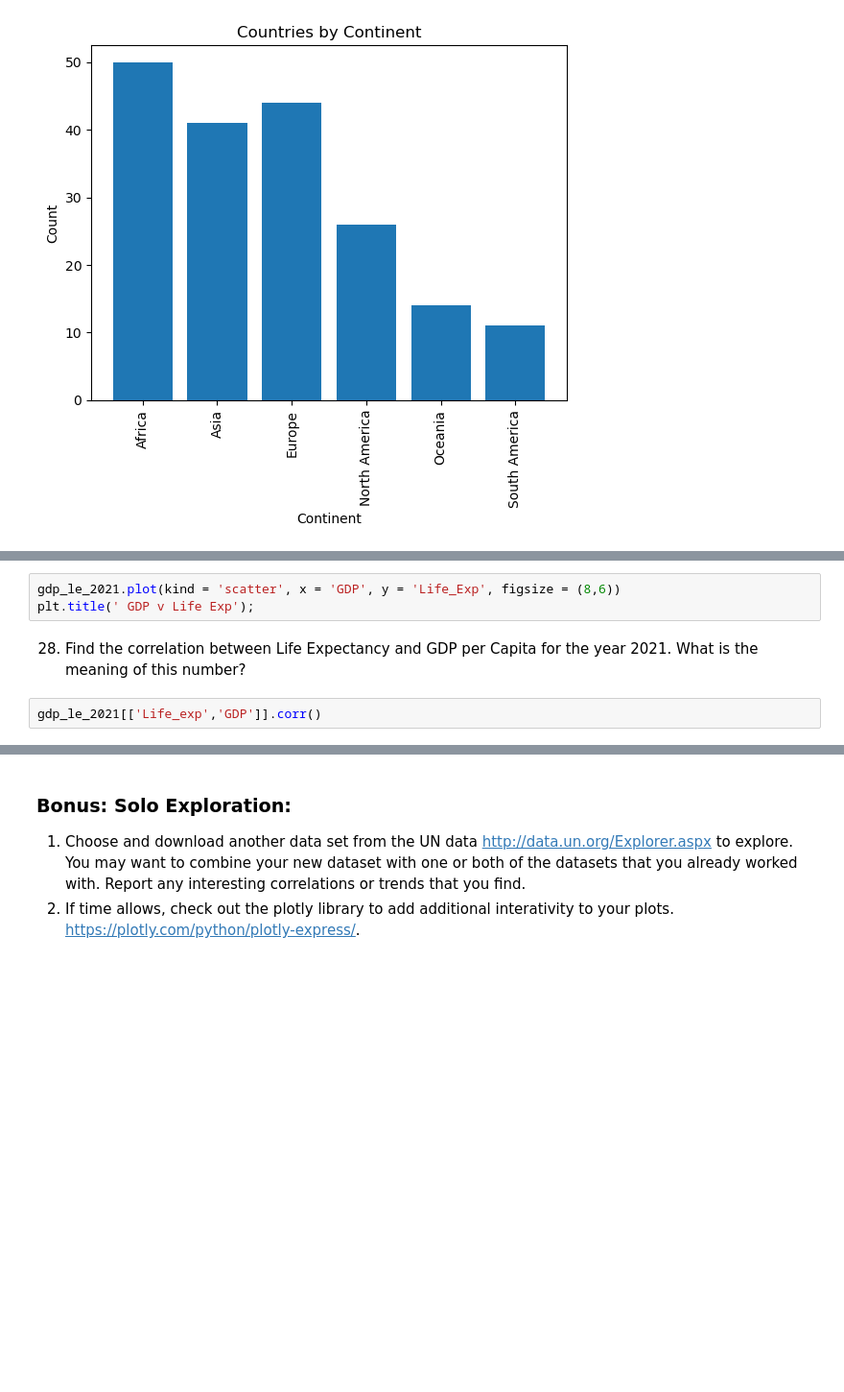
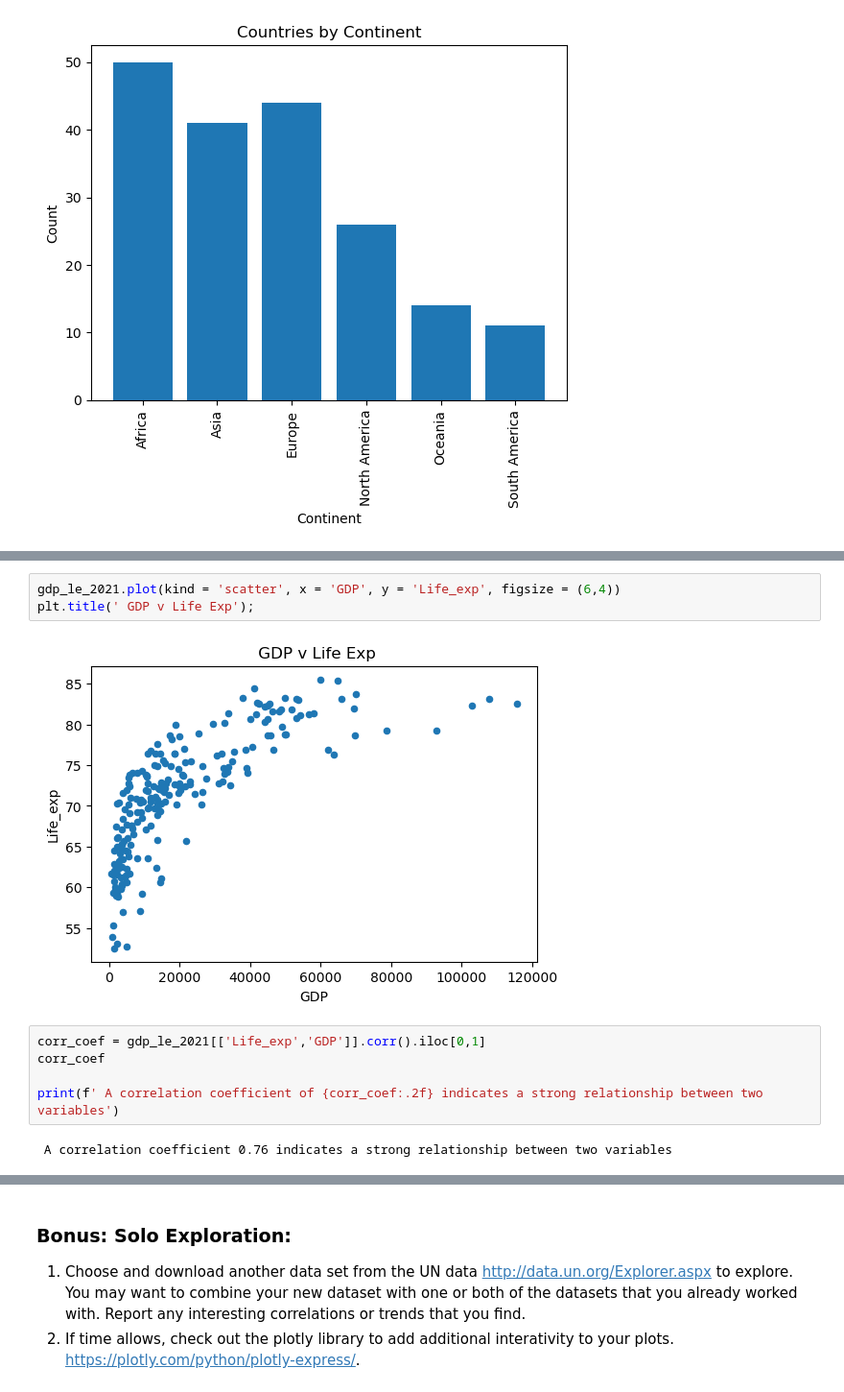
Before and after one commit to nss-data-science-cohort-8/un-exploration-JEFFDAVISJR, a Jupyter notebook: Notebooks/UN_Data_Exploration_Final.ipynb, the cells around one changed output, grey strips where cells are left out. Shown at 96% size. Cells and saved outputs as stored; diff of their text form; blank space fills up the shorter version.

```diff
--- a/Notebooks/UN_Data_Exploration_Final.ipynb
+++ b/Notebooks/UN_Data_Exploration_Final.ipynb
@@ -228,8 +210,13 @@ a.add_legend();
 # %%
-gdp_le_2021.plot(kind = 'scatter', x = 'GDP', y = 'Life_Exp', figsize = (8,6))
+gdp_le_2021.plot(kind = 'scatter', x = 'GDP', y = 'Life_exp', figsize = (6,4))
 plt.title(' GDP v Life Exp');
+# %% [output]
+[figure, added]
-# %% [markdown]
-28. Find the correlation between Life Expectancy and GDP per Capita for the year 2021. What is the meaning of this number?
 # %%
-gdp_le_2021[['Life_exp','GDP']].corr()
+corr_coef = gdp_le_2021[['Life_exp','GDP']].corr().iloc[0,1]
+corr_coef
+
+print(f' A correlation coefficient of {corr_coef:.2f} indicates a strong relationship between two variables')
+# %% [output]
+ A correlation coefficient 0.76 indicates a strong relationship between two variables
 # %% [markdown]
```
Also changed, not shown: parts of 28 cells of this notebook.
